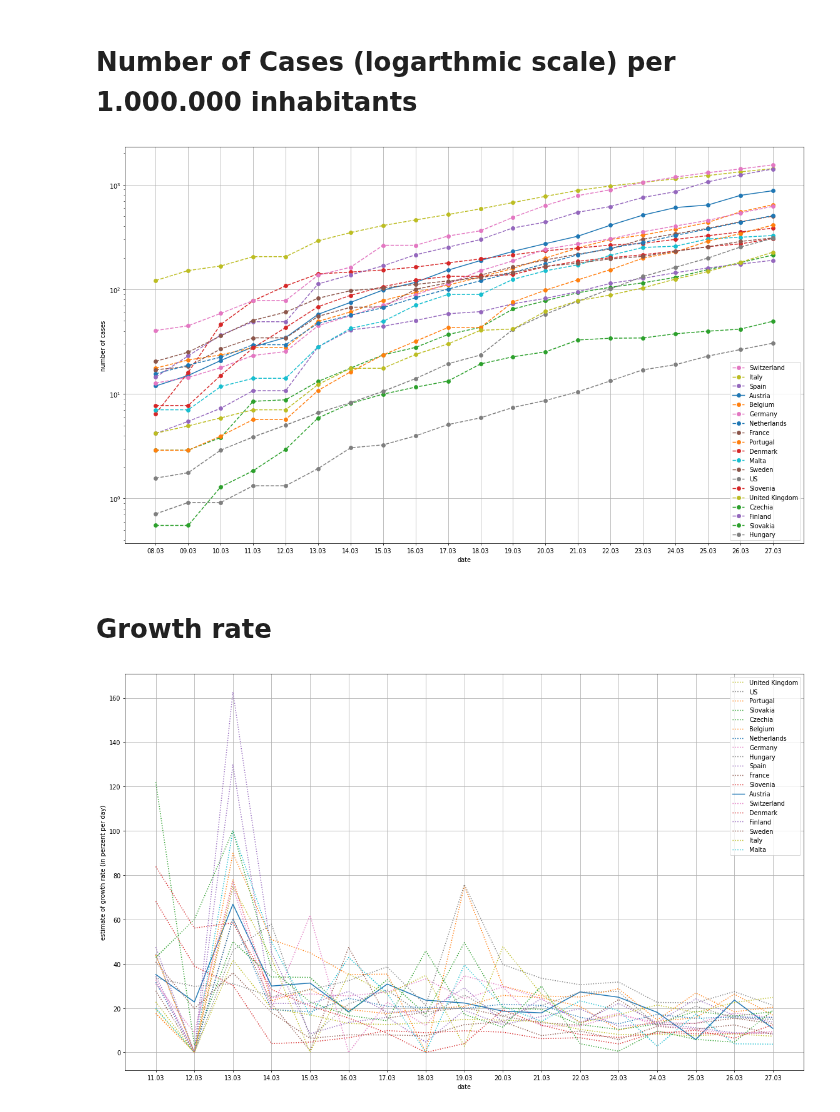
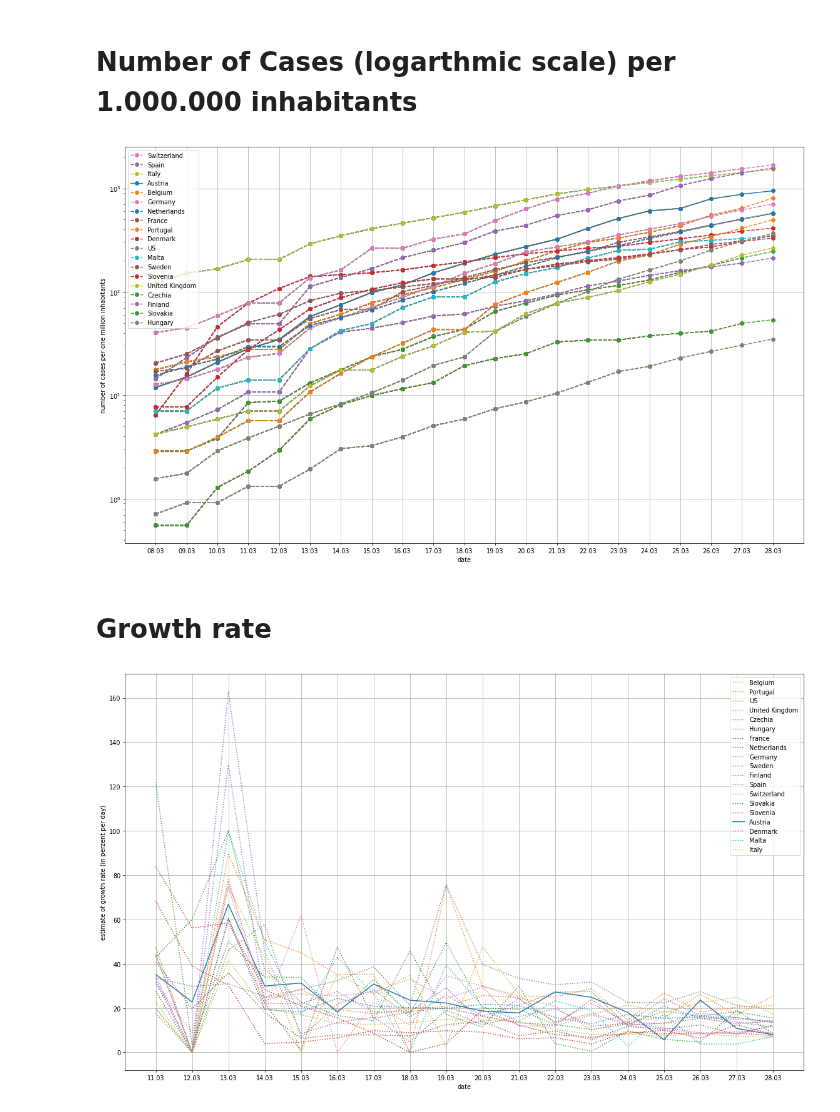
Before and after one commit to human-centered-ai-lab/app-covid-19-playground, a Jupyter notebook: covid_19_playground.ipynb, the cells around one changed output. Drawn from its saved outputs; the diff is of its cells as text; code cells hidden in the pictures.

```diff
--- a/covid_19_playground.ipynb
+++ b/covid_19_playground.ipynb
@@ -46,7 +46,7 @@ print ("COUNTRIES OF INTEREST WITH POPULATION")
 print (population)
 
 start_date = date(2020, 3, 8)
-end_date   = date(2020, 3, 28)
+end_date   = date(2020, 3, 29)
 # %% [output]
 ALL COUNTRIES WITH DATA AVAILABLE at pomber.github.io
 ['Afghanistan', 'Albania', 'Algeria', 'Andorra', 'Angola', 'Antigua and Barbuda', 'Argentina', 'Armenia', 'Australia', 'Austria', 'Azerbaijan', 'Bahamas', 'Bahrain', 'Bangladesh', 'Barbados', 'Belarus ...
@@ -58,53 +58,54 @@ COUNTRIES OF INTEREST WITH POPULATION
 # %%
 width_in_inches = 20
 height_in_inches = 12
 dots_per_inch = 70
 
 plt.figure( figsize=(width_in_inches, height_in_inches), dpi=dots_per_inch)
 
 #countriesOfInterest = ['Austria', 'Czechia', 'Germany', 'Italy', 'US', 'United Kingdom', 'Denmark' ]
 
 datesToInspect = []
 x_axis_data = [];
 for single_date in daterange(start_date, end_date):
     x_axis_data.append(single_date.strftime("%d.%m"))
     datesToInspect.append(single_date.strftime("%Y-%-m-%-d"))
 
-lines = []
-labels = []
-numberToOrder = {}
-i = 0
-for c in countriesOfInterest:
-  y_axis_data = []
-  for dataindex in datesToInspect:
-    datafromonecontry = data[c]
-    for daydata in datafromonecontry:
-      #print (daydata['date'], dataindex)
-      if daydata['date'] == dataindex:
-          cc = daydata['confirmed']
-          normalizedcc = cc * 1000000 / population[c]
-          numberToOrder[i] = normalizedcc
-          y_axis_data.append(normalizedcc)
-  ls = 'solid' if c == 'Austria' else '--'
-  lines, = plt.plot(x_axis_data,  y_axis_data, label=c, linestyle=ls, marker='o')
-  labels.append (c)
-  plt.legend()
-  i = i + 1
+    lines = []
+    labels = []
+    numberToOrder = {}
+    i = 0
+    for c in countriesOfInterest:
+        y_axis_data = []
+        for dataindex in datesToInspect:
+            datafromonecontry = data[c]
+            for daydata in datafromonecontry:
+                #print (daydata['date'], dataindex)
+                if daydata['date'] == dataindex:
+                    cc = daydata['confirmed']
+                    normalizedcc = cc * 1000000 / population[c]
+                    v = normalizedcc
+                    numberToOrder[i] = v
+                    y_axis_data.append(v)
+        ls = 'solid' if c == 'Austria' else '--'
+        lines, = plt.plot(x_axis_data,  y_axis_data, label=c, linestyle=ls, marker='o')
+        labels.append (c)
+        plt.legend( )
+        i = i + 1
 
 LabelOrdering = []
 for e in sorted(numberToOrder.items(), key=lambda x: x[1], reverse=True):
   LabelOrdering.append (e[0])
 
 plt.yscale('log')
 plt.xlabel("date")
-plt.ylabel("number of cases")
+plt.ylabel("number of cases per one million inhabitants")
 plt.grid(True)
 
 handles, labels = plt.gca().get_legend_handles_labels()
-plt.legend([handles[idx] for idx in LabelOrdering],[labels[idx] for idx in LabelOrdering])
+plt.legend([handles[idx] for idx in LabelOrdering],[labels[idx] for idx in LabelOrdering], loc='upper left')
 plt.show()
 # %% [output]
-[figure, old version]
+[figure, new version]
 # %% [markdown]
 # **Growth rate**
 # %%
@@ -166,4 +167,4 @@ handles, labels = plt.gca().get_legend_handles_labels()
 plt.legend([handles[idx] for idx in LabelOrdering],[labels[idx] for idx in LabelOrdering])
 plt.show()
 # %% [output]
-[figure, old version]
+[figure, new version]
```
